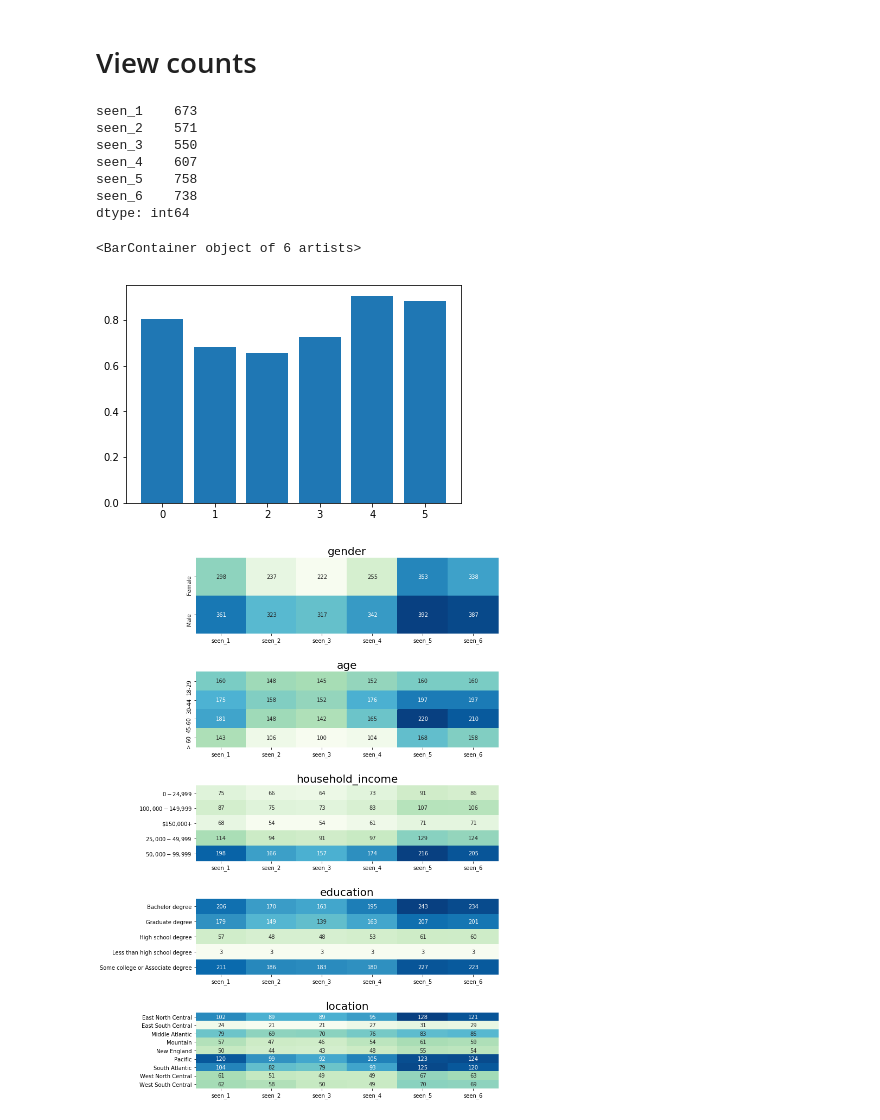
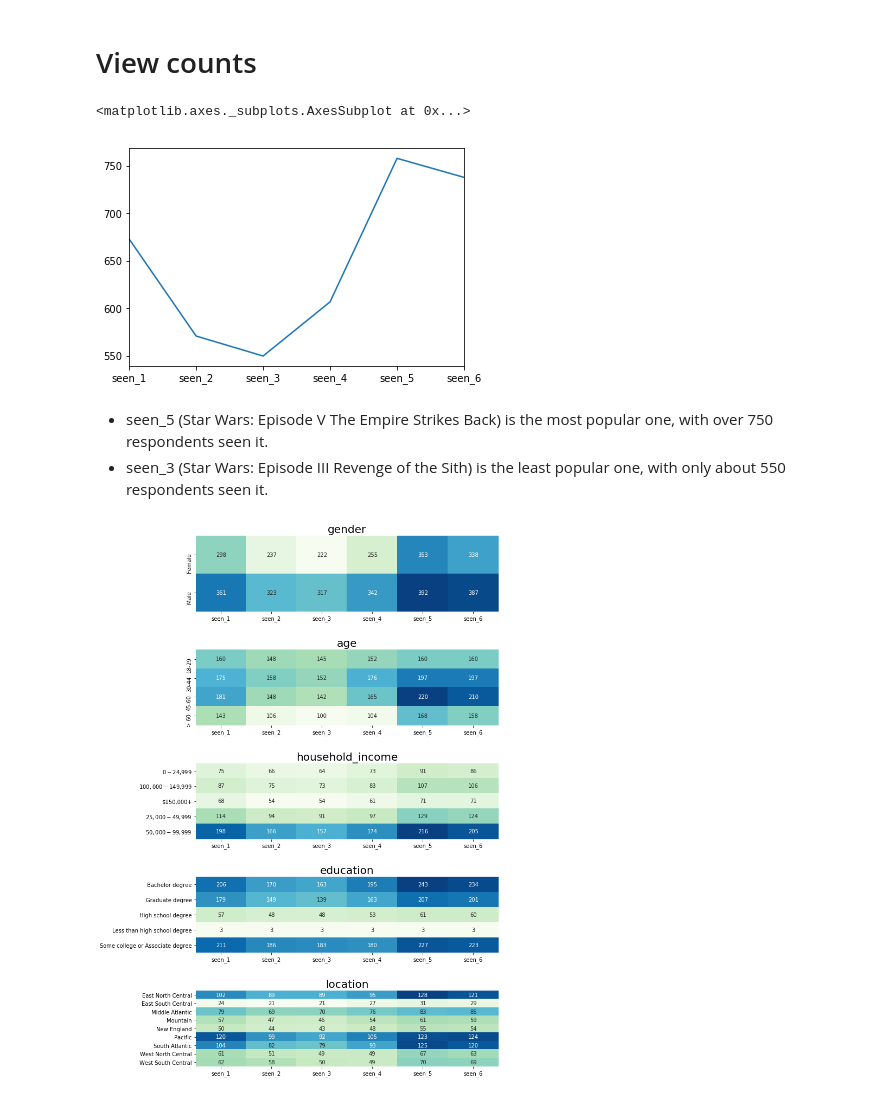
Before and after one commit to tainangao/Star-Wars-Survey, a Jupyter notebook: Star Wars Survey.ipynb, the cells around one changed output. Drawn from its saved outputs; the diff is of its cells as text; code cells hidden in the pictures.

```diff
--- a/Star Wars Survey.ipynb
+++ b/Star Wars Survey.ipynb
@@ -193,20 +194,13 @@ Name: location, dtype: int64
 # %% [markdown]
 # View counts
 # %%
-star_wars[star_wars.columns[3:9]].sum()
+star_wars[star_wars.columns[3:9]].sum().plot()
 # %% [output]
-seen_1    673
-seen_2    571
-seen_3    550
-seen_4    607
-seen_5    758
-seen_6    738
-dtype: int64
+<matplotlib.axes._subplots.AxesSubplot at 0x...>
+[figure, added]
-# %%
-plt.bar(range(6), star_wars[star_wars.columns[3:9]].mean())
-# %% [output]
-<BarContainer object of 6 artists>
-[figure, removed]
+# %% [markdown]
+- seen_5 (Star Wars: Episode V The Empire Strikes Back) is the most popular one, with over 750 respondents seen it.
+- seen_3 (Star Wars: Episode III  Revenge of the Sith) is the least popular one, with only about 550 respondents seen it.
 # %%
 cat_cols = ['gender','age','household_income', 'education', 'location']
 seen_cols = star_wars.columns[3:9].values
```
Also changed, not shown: parts of 30 cells of this notebook.
